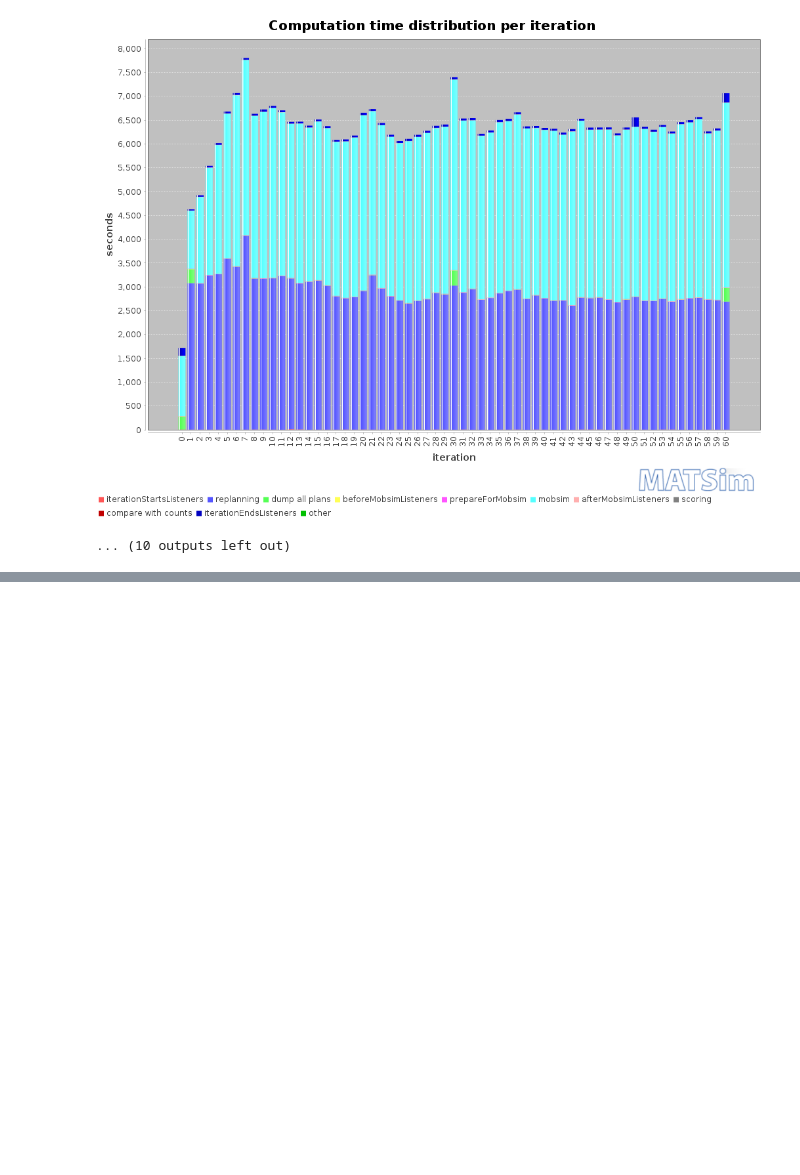
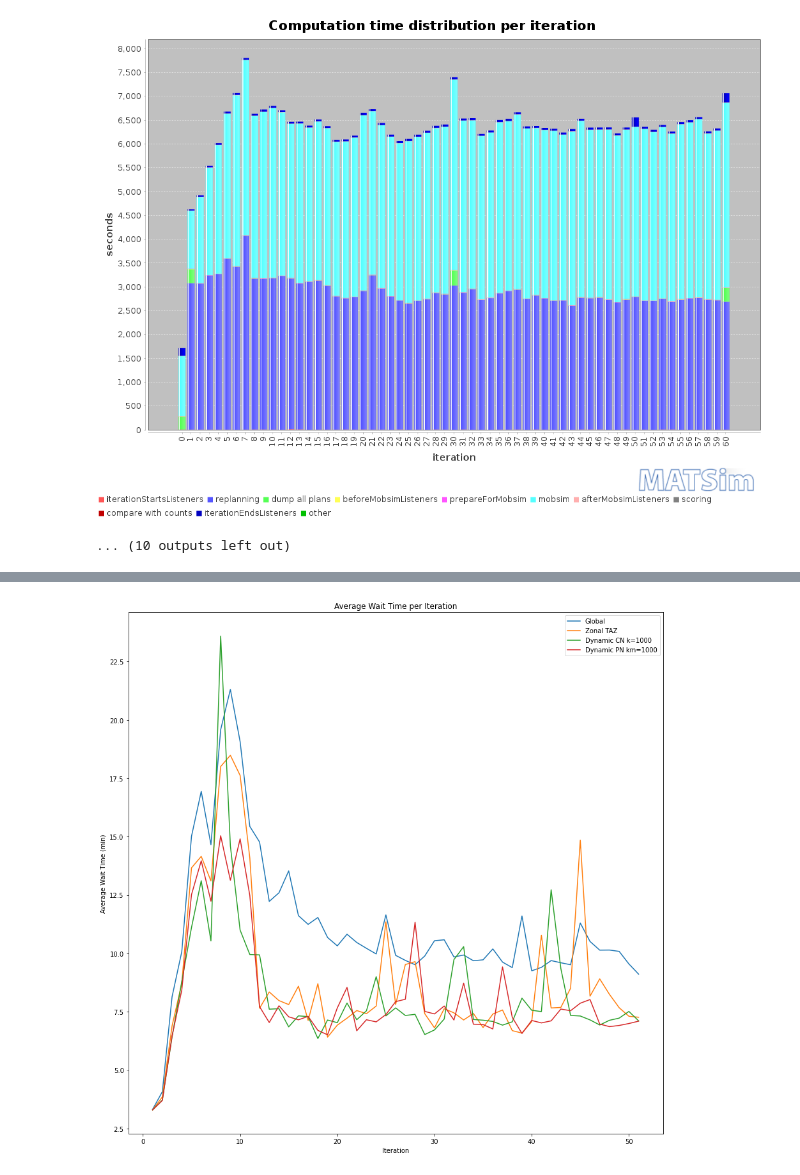
Before and after one commit to Sx-ETH/eqasim-java, a Jupyter notebook: switzerland/Analysis_notebooks/Predictions analysis.ipynb, the cells around one changed output, grey strips where cells are left out. Saved outputs shown, nothing was run; the diff lists cells and outputs as text; code cells hidden in the pictures; blank space fills up the shorter version.

Commit message:
Meeting plot

```diff
--- a/switzerland/Analysis_notebooks/Predictions analysis.ipynb
+++ b/switzerland/Analysis_notebooks/Predictions analysis.ipynb
@@ -141 +141,27 @@ waitTime_pred_stats = predictions_evaluations.plot_multiple_actual_vs_fitted(plo
 [figure]
+# %%
+zonal_list = [
+    ('Global', data_global, last_iter),
+    ('Zonal square', data_zonal_square, last_iter),
+    ('Zonal hex', data_zonal_hex, last_iter),
+    ('Zonal TAZ', data_zonal_TAZ, last_iter)
+]
+dynamic_list = [
+    ('Global', data_global, last_iter),
+    ('Dynamic CN k=500', data_dynamic_CN_k500, last_iter),
+    ('Dynamic CN k=1000', data_dynamic_CN_k1000, last_iter),
+    ('Dynamic CN k=2000', data_dynamic_CN_k2000, last_iter),
+    ('Dynamic PN km=500', data_dynamic_PN_km500, last_iter),
+    ('Dynamic PN km=1000', data_dynamic_PN_km1000, last_iter),
+    ('Dynamic PN km=2000', data_dynamic_PN_km2000, last_iter)
+]
+select_list = [
+    ('Global', data_global, last_iter),
+    ('Zonal TAZ', data_zonal_TAZ, last_iter),
+    ('Dynamic CN k=1000', data_dynamic_CN_k1000, last_iter),
+    ('Dynamic PN km=1000', data_dynamic_PN_km1000, last_iter)
+]
+# %%
+predictions_evaluations.plot_iteration_avg_wait_time(select_list)
+# %% [output]
+[figure, added]
```
Also changed, not shown: parts of 3 cells of this notebook, 1 other file.
